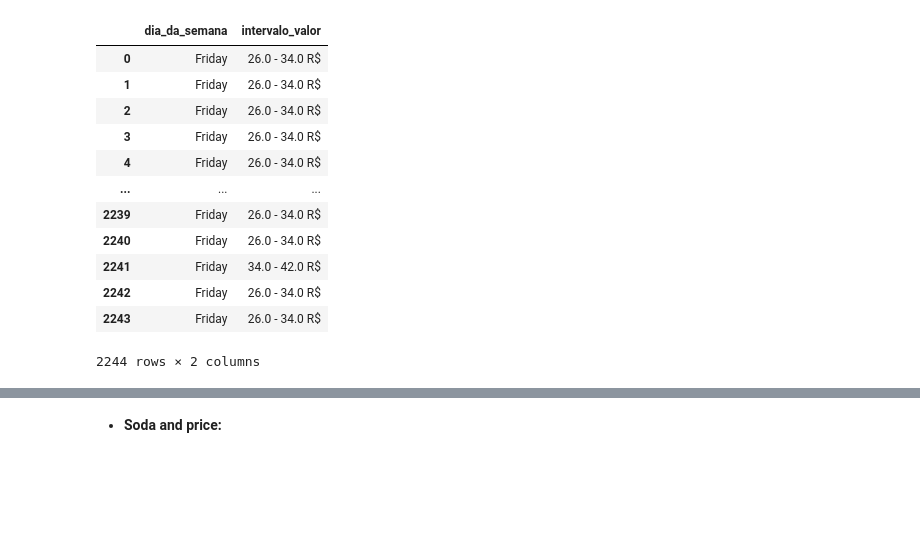
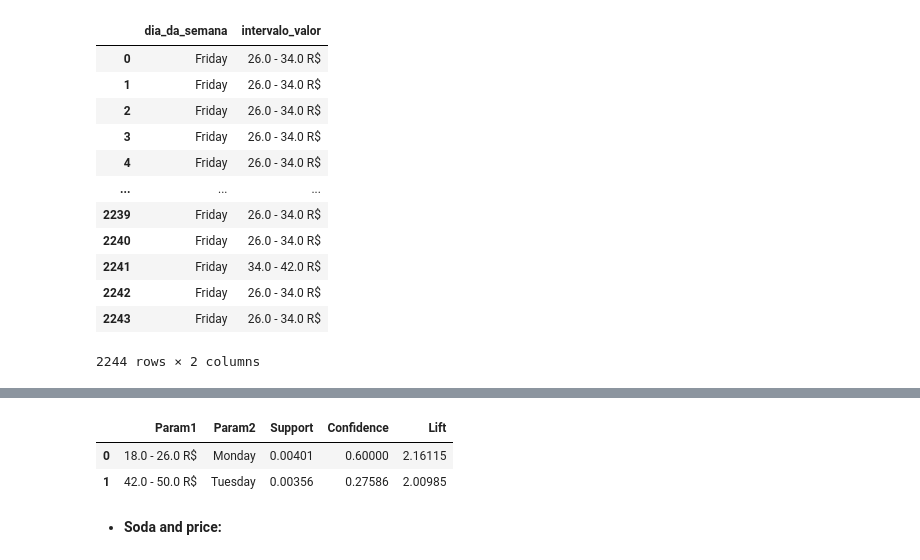
Before and after one commit to victor-s-santos/discovering-association-rules, a Jupyter notebook: 02-pizzeria/Applying_Rules.ipynb, the cells around one changed output, grey strips where cells are left out. Drawn from its saved outputs; the diff is of its cells as text; code cells hidden in the pictures; blank space fills up the shorter version.

```diff
--- a/02-pizzeria/Applying_Rules.ipynb
+++ b/02-pizzeria/Applying_Rules.ipynb
@@ -145,3 +197,9 @@ RelationRecord(items=frozenset({'Tuesday', '42.0 - 50.0 R$'}), support=0.0035650
+# %%
+showrules_df(day_price)
+# %% [output]
+|  | Param1 | Param2 | Support | Confidence | Lift |
+| 0 | 18.0 - 26.0 R$ | Monday | 0.00401 | 0.60000 | 2.16115 |
+| 1 | 42.0 - 50.0 R$ | Tuesday | 0.00356 | 0.27586 | 2.00985 |
 # %% [markdown]
 * __Soda and price:__
 # %%
```
Also changed, not shown: parts of 7 cells of this notebook.
